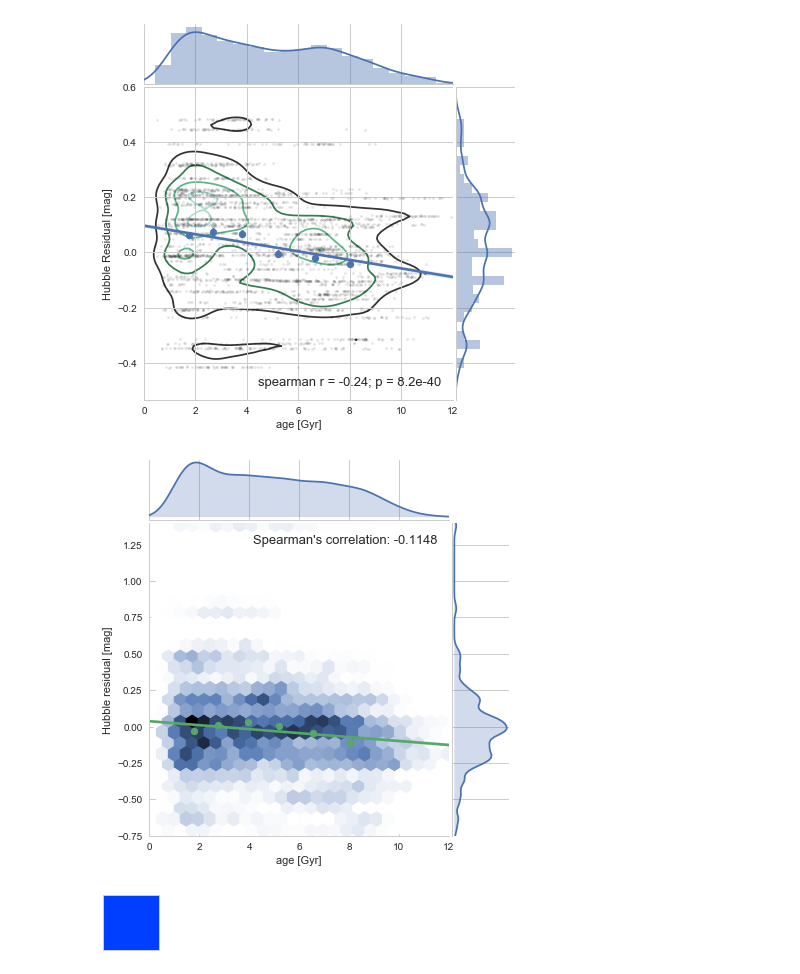
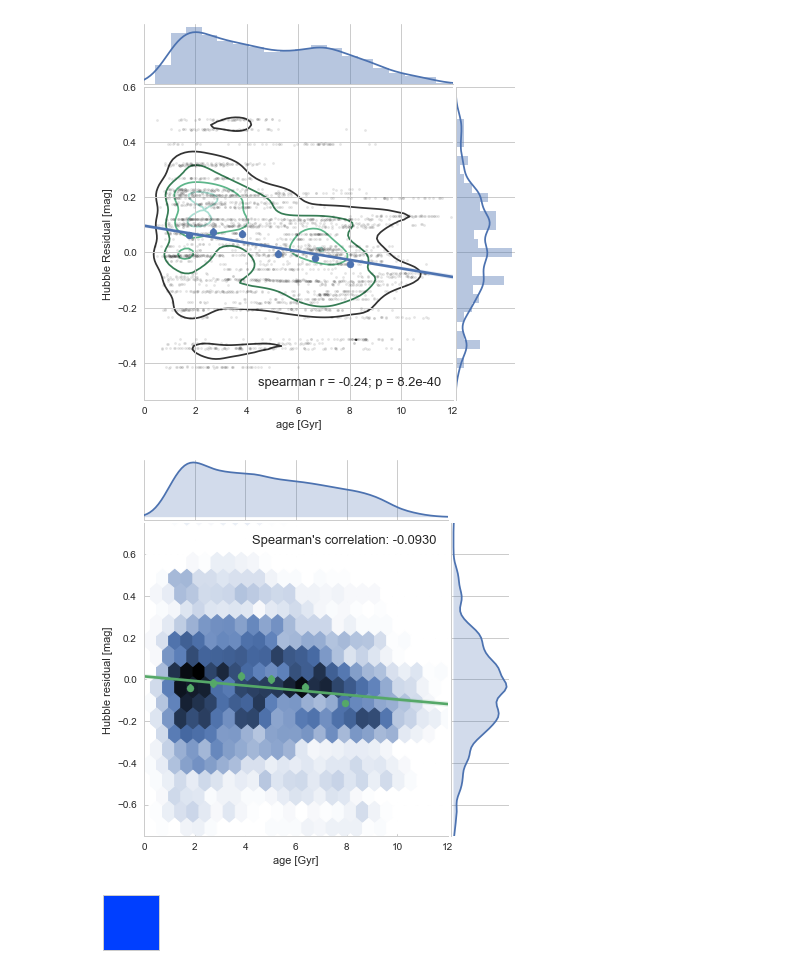
Before and after one commit to benjaminrose/MC-Age, a Jupyter notebook: figures/Results-HRvsAge.ipynb, the cells around one changed output. Saved outputs shown, nothing was run; the diff lists cells and outputs as text; code cells hidden in the pictures.

Commit message:
Update figure files
adds a sfh example figure
+ utility's nothing update

```diff
--- a/figures/Results-HRvsAge.ipynb
+++ b/figures/Results-HRvsAge.ipynb
@@ -135,7 +116,7 @@ helpme[np.isnan(helpme['hr'])]
 ## sample the probability dists so there is 4000 "points" not 100 million
 # %%
 # number of samples desired
-num = 75
+num = 50
 # %%
 test= pd.concat([SNData, ages], axis=1)
 test.dropna(inplace=True)  # drop rows that don't hae both HR & ages
@@ -281,30 +262,30 @@ plt.show()
 # %%
 #'rug':True in marginal_kws, makes it very slow and looks like a solid line
 g = sns.jointplot(plot['age'], plot['hr'], stat_func=spearmanr, kind="hex", gridsize=25,
-                  bins=None, space=0.05, xlim=(0,12), ylim=(-0.75, 1.4),
+                  bins=None, space=0.05, xlim=(0,12), ylim=(-0.75, 0.75), #ylim=(-0.75, 1.4),
                   marginal_kws={'kde':True, 'hist':False,
                                 'kde_kws':{"shade":True}
                                })
 
 # g = g.plot_joint(plt.scatter, alpha=0) #skip green color
 g = g.plot_joint(sns.regplot, x_bins=6)#,  # not really needed anymore
 #                  ci=68)
 
 # This is plotted on top of jointplot's forced marginals
 # g = g.plot_marginals(sns.distplot, kde=True)  # currently the best option
 # g = g.plot_marginals(sns.distplot, kde=True, hist=False, kde_kws={"shade" : True})
 # g = g.plot_marginals(sns.kdeplot, shade=True, cumulative=True, hist=False)
 
 g = g.annotate(spearmanr, stat="Spearman's correlation",
                loc="upper right", fontsize=13,
                template="{stat}: {val:.4f}")
 # it looks like <abs(0.3) for spearman r is not very correlated.
 g = g.set_axis_labels('age [Gyr]', 'Hubble residual [mag]')
 
-# g.savefig('LocalHRvAge-today2.pdf')
+g.savefig('LocalHRvAge-2018-02-05.pdf')
 plt.show()
 # %% [output]
-[figure, old version]
+[figure, new version]
 # %%
 current_palette = sns.color_palette('bright',1)
 sns.palplot(current_palette)
```
Also changed, not shown: parts of 8 cells of this notebook, 2 other files.
